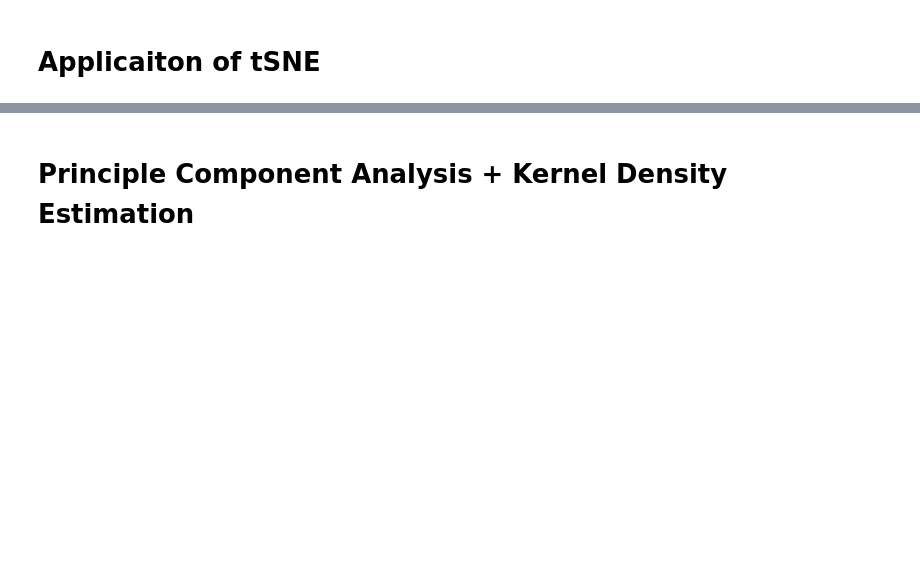
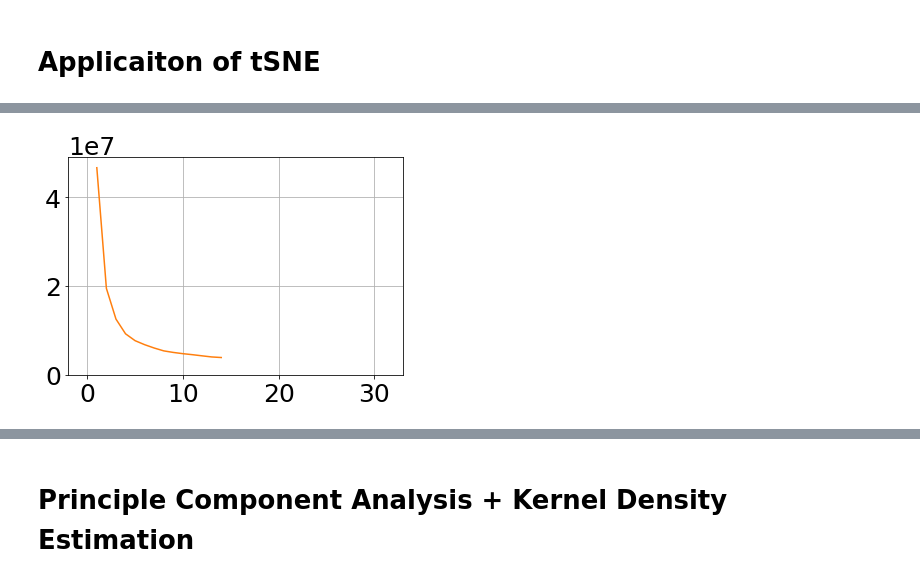
Before and after one commit to hi-khristine/msca31008, a Jupyter notebook: UFC Final Project Notebook.ipynb, the cells around one changed output, grey strips where cells are left out. Cells and saved outputs as stored; diff of their text form; code cells hidden in the pictures; blank space fills up the shorter version.

```diff
--- a/UFC Final Project Notebook.ipynb
+++ b/UFC Final Project Notebook.ipynb
@@ -93,0 +101,85 @@ ValueError: 'c' argument must either be valid as mpl color(s) or as numbers to b
+# %%
+import pandas as pd
+import numpy as np
+
+import os, sys
+
+os.chdir(r"C:\Users\Adam-PC\Documents\GitHub\msca31008")
+
+
+for f in os.listdir('fun/'): exec(open('fun/'+f).read())
+load(r"C:\Users\Adam-PC\Documents\GitHub\msca31008\out\c2-fighter-level-fillna.pkl")
+
+
+fighter_dataset.columns
+fighter_dataset['fighter'].value_counts().hist()
+fighter_dataset['fighter'].value_counts().mean()
+
+
+fighter_columns = ['fighter', 'age', 'Height_cms', 'Reach_cms', 'Weight_lbs', 'Stance', 'date']
+fighter_history_columns = ['current_lose_streak', 'current_win_streak', 'draw', 'longest_win_streak', 'losses', 'total_rounds_fought', 'total_time_fought(seconds)', 'total_title_bouts', 'win_by_Decision_Majority', 'win_by_Decision_Split', 'win_by_Decision_Unanimous', 'win_by_KO/TKO', 'win_by_Submission', 'win_by_TKO_Doctor_Stoppage', 'wins']
+fighter_style_columns = ['avg_BODY_att', 'avg_CLINCH_att', 'avg_DISTANCE_att', 'avg_GROUND_att', 'avg_HEAD_att', 'avg_KD', 'avg_LEG_att', 'avg_PASS', 'avg_REV', 'avg_SIG_STR_att', 'avg_SUB_ATT', 'avg_TD_att', 'avg_TOTAL_STR_att']
+
+relevant_data = fighter_dataset[fighter_columns + fighter_history_columns + fighter_style_columns]
+
+## Remove duplicates of fighters, only keep the most up to date entry
+relevant_data.sort_values(by = 'date', ascending = False, inplace = True)
+relevant_data = relevant_data.drop_duplicates(subset = 'fighter')
+relevant_data.drop(columns = 'date', inplace = True)
+
+## Separate the fighters from the stats
+y = relevant_data['fighter']
+X = relevant_data.drop('fighter', axis = 1)
+X = pd.get_dummies(X)
+
+###################
+##### K Means #####
+###################
+
+from sklearn.cluster import KMeans
+from sklearn.preprocessing import StandardScaler
+import matplotlib.pyplot as plt
+
+## Scale the data so features with inherently large values don't overshadow others
+#stscaler = StandardScaler().fit(X)
+#scaled_data = stscaler.transform(X)
+## After testing, Scaling the data does not improve results
+
+wcss = []
+
+
+# Using the elbow method to identify optimal number of clusters > find when the data plateaus
+for i in range(1, 15):
+    kmeans = KMeans(n_clusters = i, init = 'k-means++',
+                    max_iter = 400, n_init = 10, random_state = 0)
+    kmeans.fit(X)
+    wcss.append(kmeans.inertia_)
+
+plt.plot(range(1, 15), wcss)
+
+# Creating the model with the optimal number of clusters
+kmeans = KMeans(n_clusters = 10, init = 'k-means++', max_iter = 500, n_init = 10, random_state = 0)
+
+# Fit the data and predict values
+kmeans_labels = kmeans.fit_predict(X) # This creates an array with the same number of observations as x.  Each is a value corresonding to the cluster the point was assigned to.
+
+# Find the calculated centers
+kmeans.cluster_centers_
+kmeans.cluster_centers_[:, 0]
+
+# Visualizing the data
+relevant_data['kmeans_label'] = kmeans_labels
+clustered_fighters = relevant_data[['fighter', 'kmeans_label']]
+
+# Groupings
+clusters_grouped = relevant_data.drop('Stance', axis = 1).groupby('kmeans_label').agg('mean')
+
+plt.bar(range(len(clusters_grouped.columns)), clusters_grouped.loc[0])
+plt.show()
+plt.bar(range(len(clusters_grouped.columns)), clusters_grouped.loc[1])
+plt.show()
+plt.bar(range(len(clusters_grouped.columns)), clusters_grouped.loc[2])
+plt.show()
+plt.bar(range(len(clusters_grouped.columns)), clusters_grouped.loc[3])
+plt.show()
+# %% [output]
@@ -93,0 +189 @@ ValueError: 'c' argument must either be valid as mpl color(s) or as numbers to b
+[figure, added]
```
Also changed, not shown: parts of 3 cells of this notebook, 2 other files.
